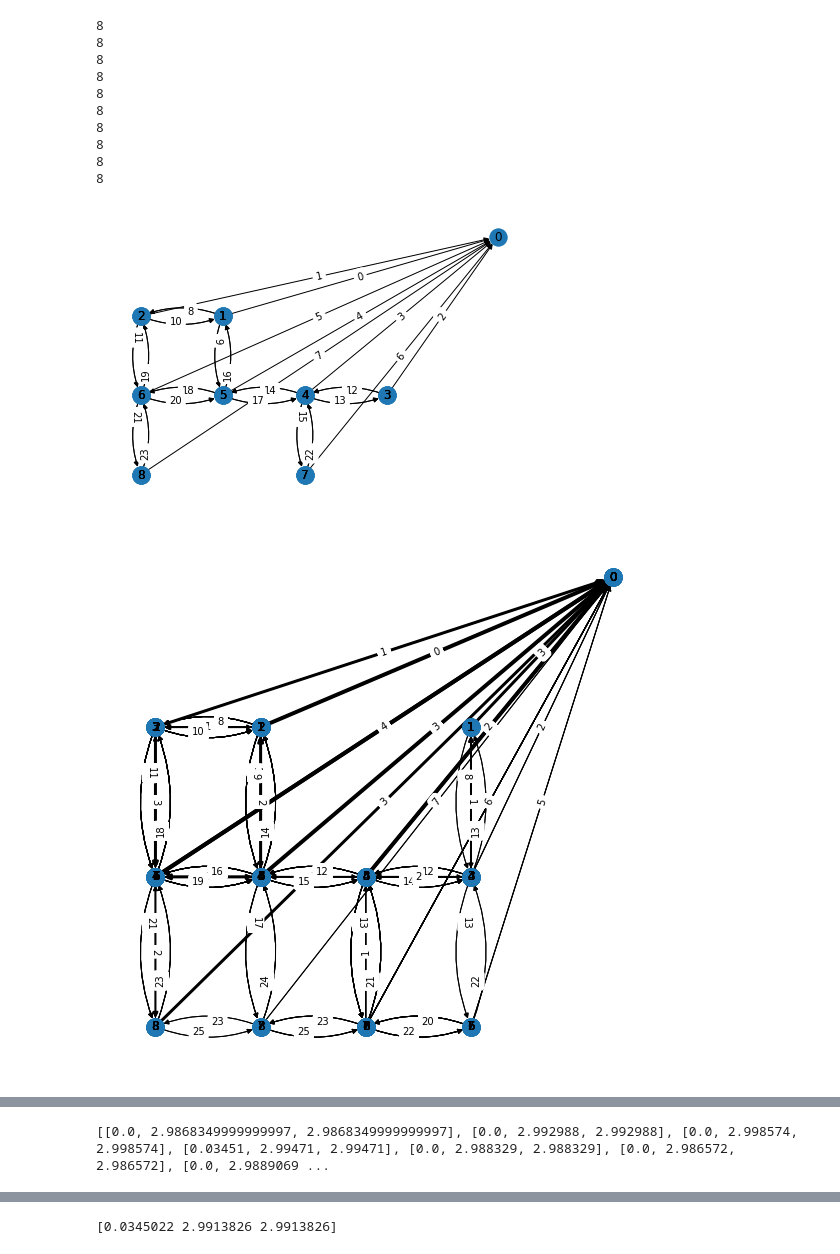
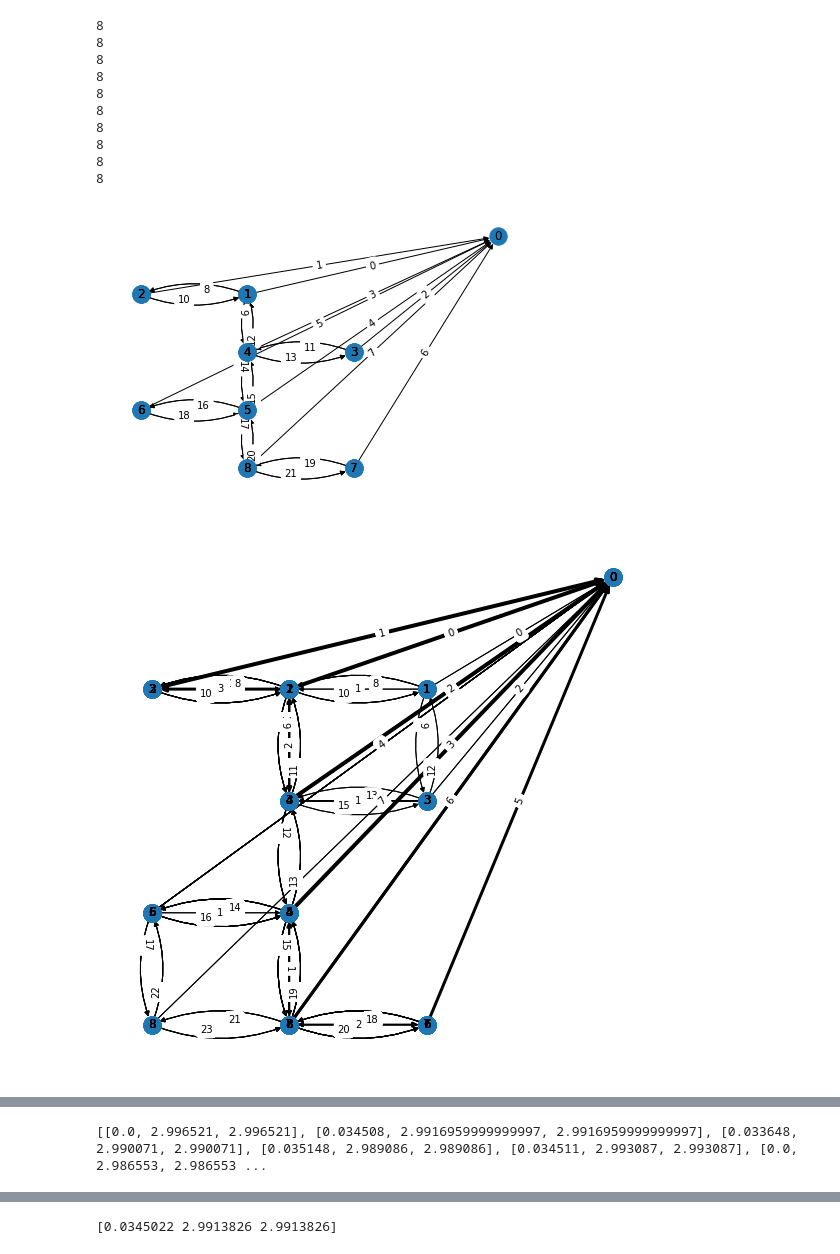
Before and after one commit to djzts/UoH_code, a Jupyter notebook: Minimum Spanning Tree/Quantum/Auto_test_quantum.ipynb, the cells around one changed output, grey strips where cells are left out. Cells and saved outputs as stored; diff of their text form; code cells hidden in the pictures.

```diff
--- a/Minimum Spanning Tree/Quantum/Auto_test_quantum.ipynb
+++ b/Minimum Spanning Tree/Quantum/Auto_test_quantum.ipynb
@@ -52,7 +52,7 @@ def test(network,pos):
 
     QUBO_Obj = Objective(Q, edge_number, edge_dictionary, QUBO_matrix_initial, basic_cost,flow_cost)
 
-    penal = 5e1
+    penal = 50
 
 
     QUBO_Constraint_1 = Constraint_1(network, Q, edge_number, edge_dictionary, compelete_label, QUBO_matrix_initial, penalty = penal*12)
@@ -161,8 +161,8 @@ import time
 
 bench_num = 10
 
-Width = 4
-Height = 3
+Width = 3
+Height = 4
 
 
 current_directory = os.getcwd()
@@ -212,33 +212,33 @@ time_list = []
 for i in tqdm(range(bench_num)):
     #for i in tqdm(range(1)):
 
     network = np.load("W%d_H%d_Benchmark/W%d_H%d_Benchmark%d.npy"%(Width, Height, Width, Height, i))
 
     with open("W%d_H%d_Benchmark/W%d_H%d_Benchmark%d.json"%(Width, Height, Width, Height, i), 'r') as f:
         data = json.load(f)
         pos_convert = json.loads(data)
 
     pos = {}
 
     for key in pos_convert.keys():
         pos[int(key)] = tuple(pos_convert[key])
 
 
     time_test = test(network,pos)
 
     time_list.append(time_test)
 
-    time.sleep(1)
+    time.sleep(2)
 # %% [output]
 8
 8
 8
 8
 8
 8
 8
 8
 8
 8
-[figure, old version]
+[figure, new version]
-[figure, old version]
+[figure, new version]
@@ -247,7 +247,7 @@ for i in tqdm(range(bench_num)):
 # %%
 print(time_list)
 # %% [output]
-[[0.0, 2.9868349999999997, 2.9868349999999997], [0.0, 2.992988, 2.992988], [0.0, 2.998574, 2.998574], [0.03451, 2.99471, 2.99471], [0.0, 2.988329, 2.988329], [0.0, 2.986572, 2.986572], [0.0, 2.9889069 ...
+[[0.0, 2.996521, 2.996521], [0.034508, 2.9916959999999997, 2.9916959999999997], [0.033648, 2.990071, 2.990071], [0.035148, 2.989086, 2.989086], [0.034511, 2.993087, 2.993087], [0.0, 2.986553, 2.986553 ...
 # %%
 print(np.asarray(time_list))
 # %% [output]
```
Also changed, not shown: parts of 3 cells of this notebook, 2 other files.
